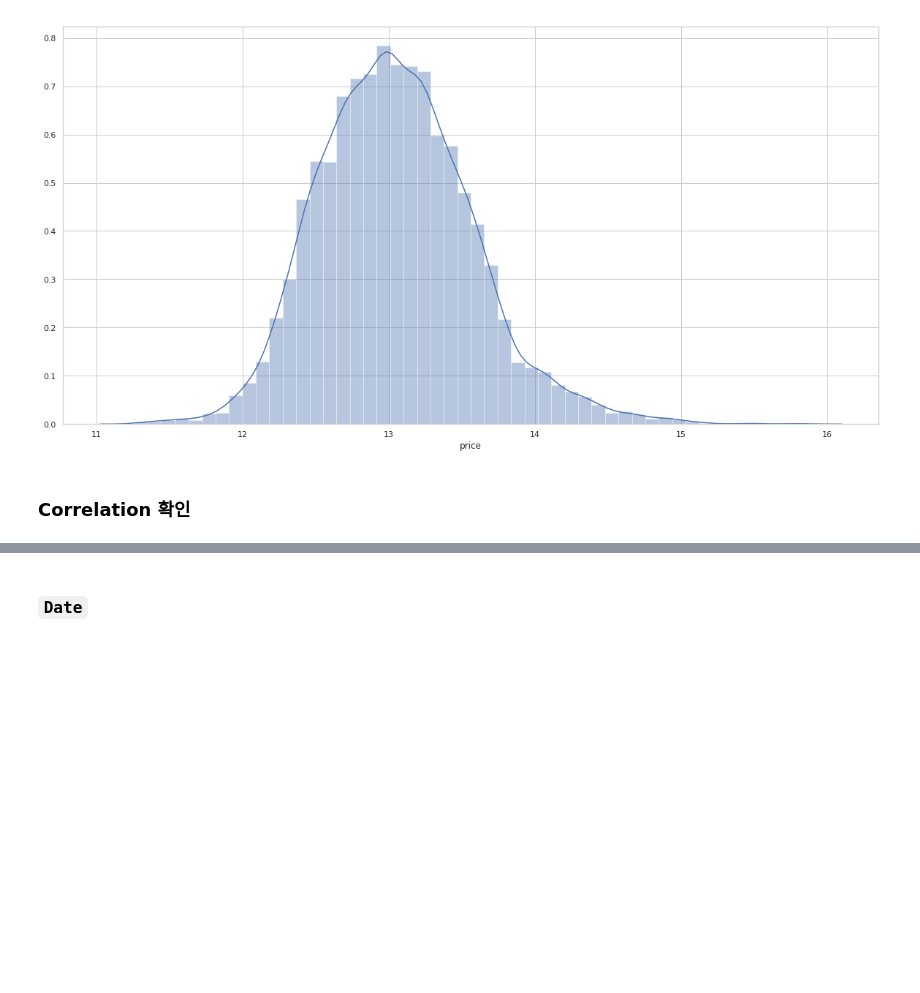
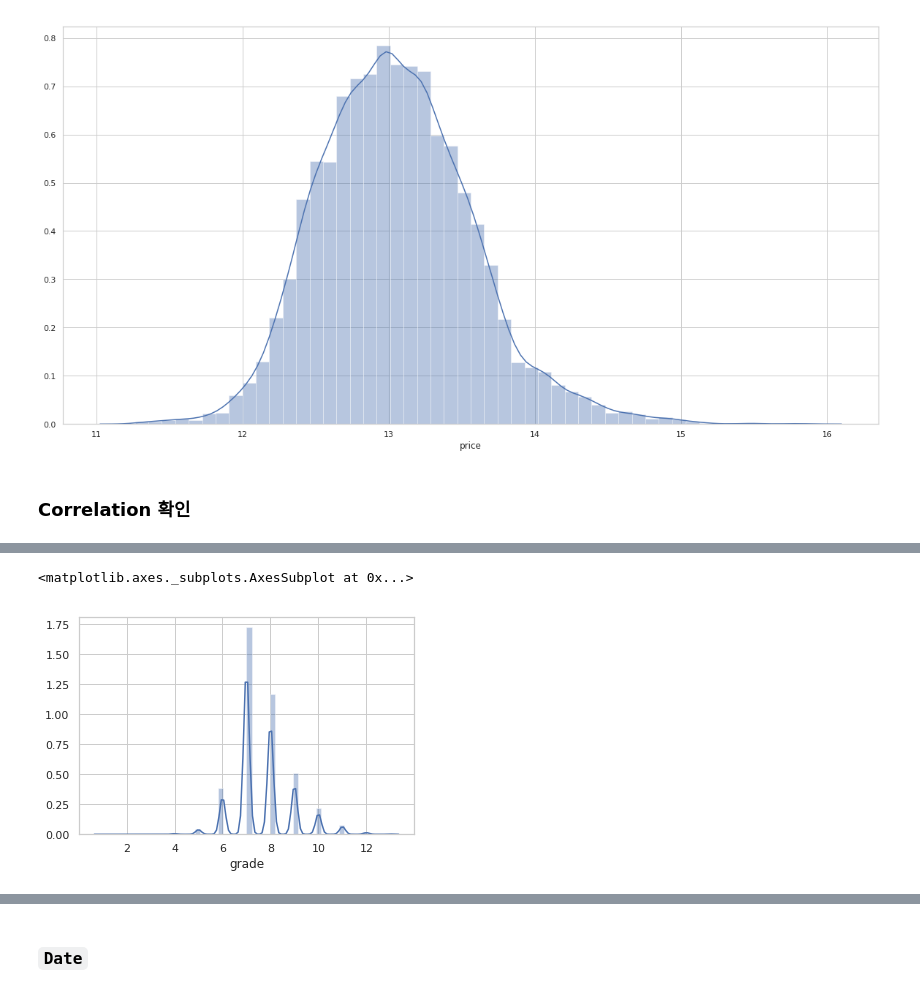
Before and after one commit to EmjayAhn/kaggle_HousePrice, a Jupyter notebook: 01_HousePriceEDA.ipynb, the cells around one changed output, grey strips where cells are left out. Cells and saved outputs as stored; diff of their text form; code cells hidden in the pictures; blank space fills up the shorter version.

```diff
--- a/01_HousePriceEDA.ipynb
+++ b/01_HousePriceEDA.ipynb
@@ -132,0 +177,5 @@ Name: price, dtype: float64
+# %%
+sns.distplot(train_set['grade'])
+# %% [output]
+<matplotlib.axes._subplots.AxesSubplot at 0x...>
+[figure, added]
```
Also changed, not shown: parts of 39 cells of this notebook.
